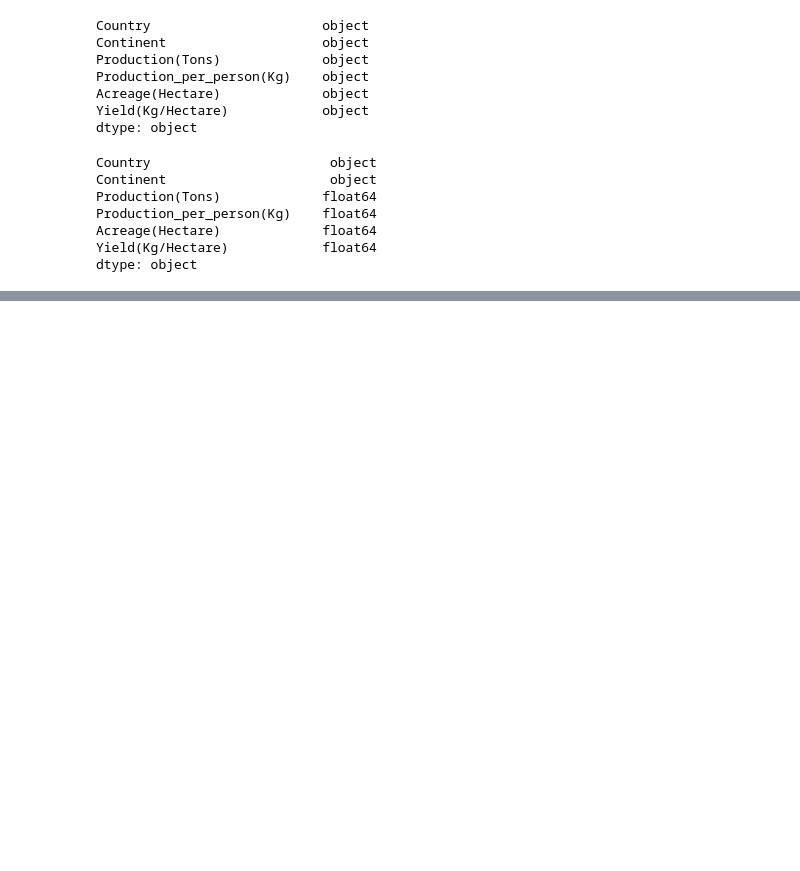
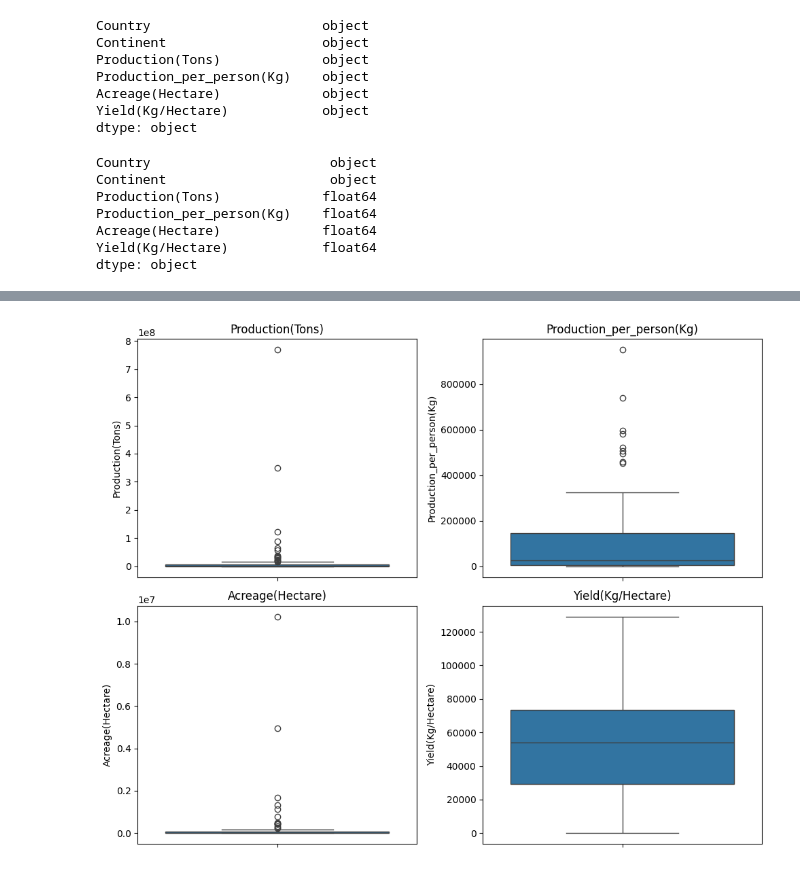
Before and after one commit to vishwajeet02/Projects, a Jupyter notebook: EDA/SugarCane_Production_Project/File_EDA1.ipynb, the cells around one changed output, grey strips where cells are left out. Cells and saved outputs as stored; diff of their text form; code cells hidden in the pictures; blank space fills up the shorter version.

```diff
--- a/EDA/SugarCane_Production_Project/File_EDA1.ipynb
+++ b/EDA/SugarCane_Production_Project/File_EDA1.ipynb
@@ -131,0 +225,18 @@ dtype: object
+# %%
+plt.figure(figsize=(10,8))
+plt.subplot(2,2,1)
+sns.boxplot(df["Production(Tons)"])
+plt.title("Production(Tons)")
+plt.subplot(2,2,2)
+sns.boxplot(df["Production_per_person(Kg)"])
+plt.title("Production_per_person(Kg)")
+plt.subplot(2,2,3)
+sns.boxplot(df["Acreage(Hectare)"])
+plt.title("Acreage(Hectare)")
+plt.subplot(2,2,4)
+sns.boxplot(df["Yield(Kg/Hectare)"])
+plt.title("Yield(Kg/Hectare)")
+plt.tight_layout()
+plt.show()
+# %% [output]
+[figure, added]
```
Also changed, not shown: parts of 16 cells of this notebook.
